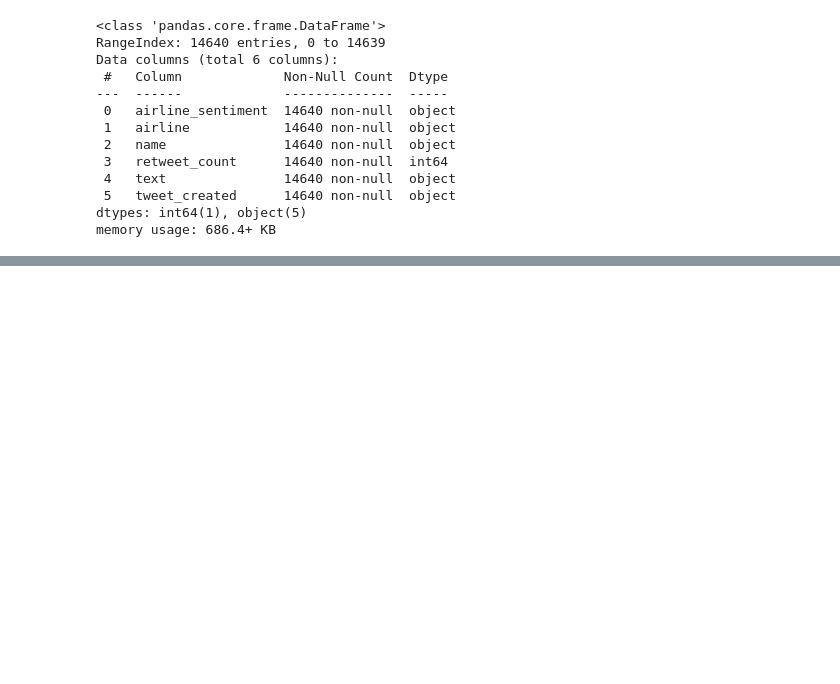
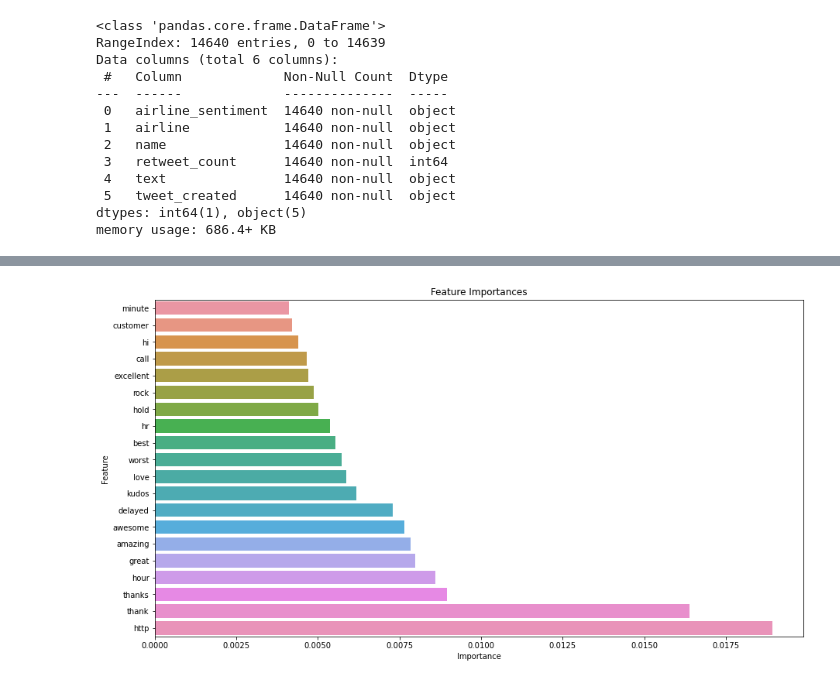
Before and after one commit to halemade/airline-tweets, a Jupyter notebook: Airline Tweets.ipynb, the cells around one changed output, grey strips where cells are left out. Drawn from its saved outputs; the diff is of its cells as text; code cells hidden in the pictures; blank space fills up the shorter version.

```diff
--- a/Airline Tweets.ipynb
+++ b/Airline Tweets.ipynb
@@ -164,0 +167,12 @@ The model with the highest F1 score is XGBoost.
+# %%
+importances = sorted(list(zip(models[4].feature_importances_, vectorizer.get_feature_names())))[-20:]
+impts = pd.DataFrame(importances, columns=['impt', 'feat'])
+# %%
+fig, ax = plt.subplots(figsize=(15, 8))
+sns.barplot(data=impts, y='feat', x='impt')
+ax.set_title('Feature Importances')
+ax.set_xlabel('Importance')
+ax.set_ylabel('Feature')
+plt.show();
+# %% [output]
+[figure, added]
```
Also changed, not shown: parts of 8 cells of this notebook.
